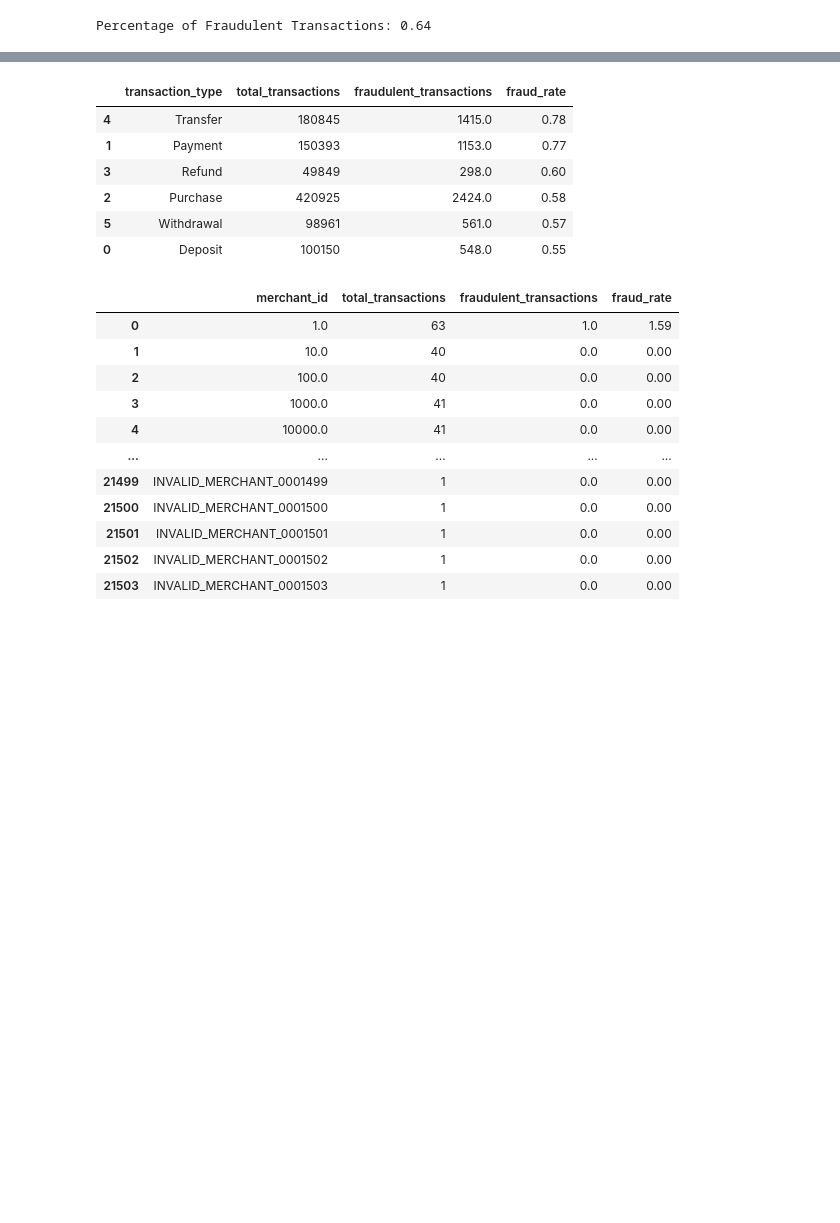
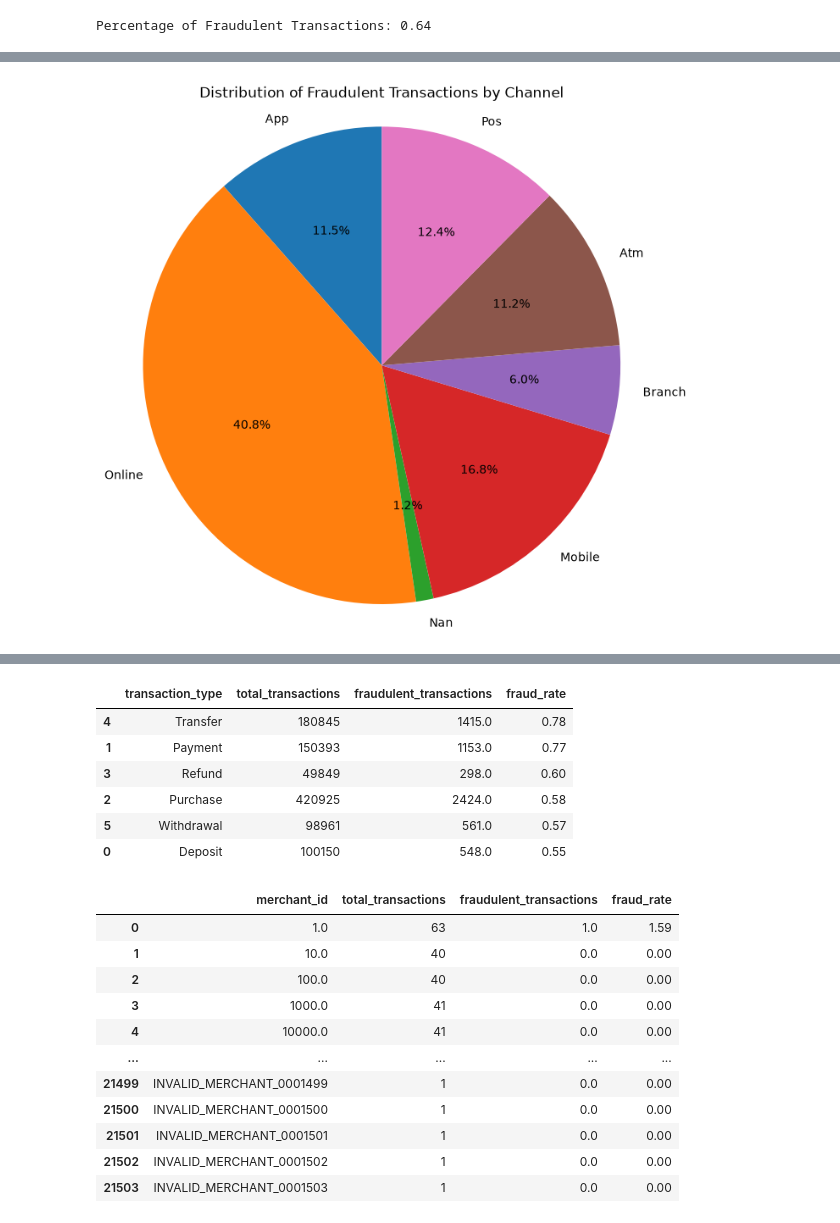
Before and after one commit to akonamajongile-a11y/bankguard, a Jupyter notebook: CleaningCustomers.ipynb, the cells around one changed output, grey strips where cells are left out. Cells and saved outputs as stored; diff of their text form; code cells hidden in the pictures; blank space fills up the shorter version.

```diff
--- a/CleaningCustomers.ipynb
+++ b/CleaningCustomers.ipynb
@@ -991,0 +1040,19 @@ trans_fra = pd.merge(
+# %%
+import matplotlib.pyplot as plt
+
+# Pie chart of fraudulent transactions by channel
+plt.figure(figsize=(8, 8))
+
+plt.pie(
+    channel_summary['fraudulent_transactions'],
+    labels=channel_summary.index,
+    autopct='%1.1f%%',# Display percentages with 1
+    startangle=90
+)
+
+plt.title('Distribution of Fraudulent Transactions by Channel')
+plt.axis('equal')  # Makes the pie chart circular
+
+plt.show()
+# %% [output]
+[figure, added]
```
Also changed, not shown: parts of 11 cells of this notebook.
